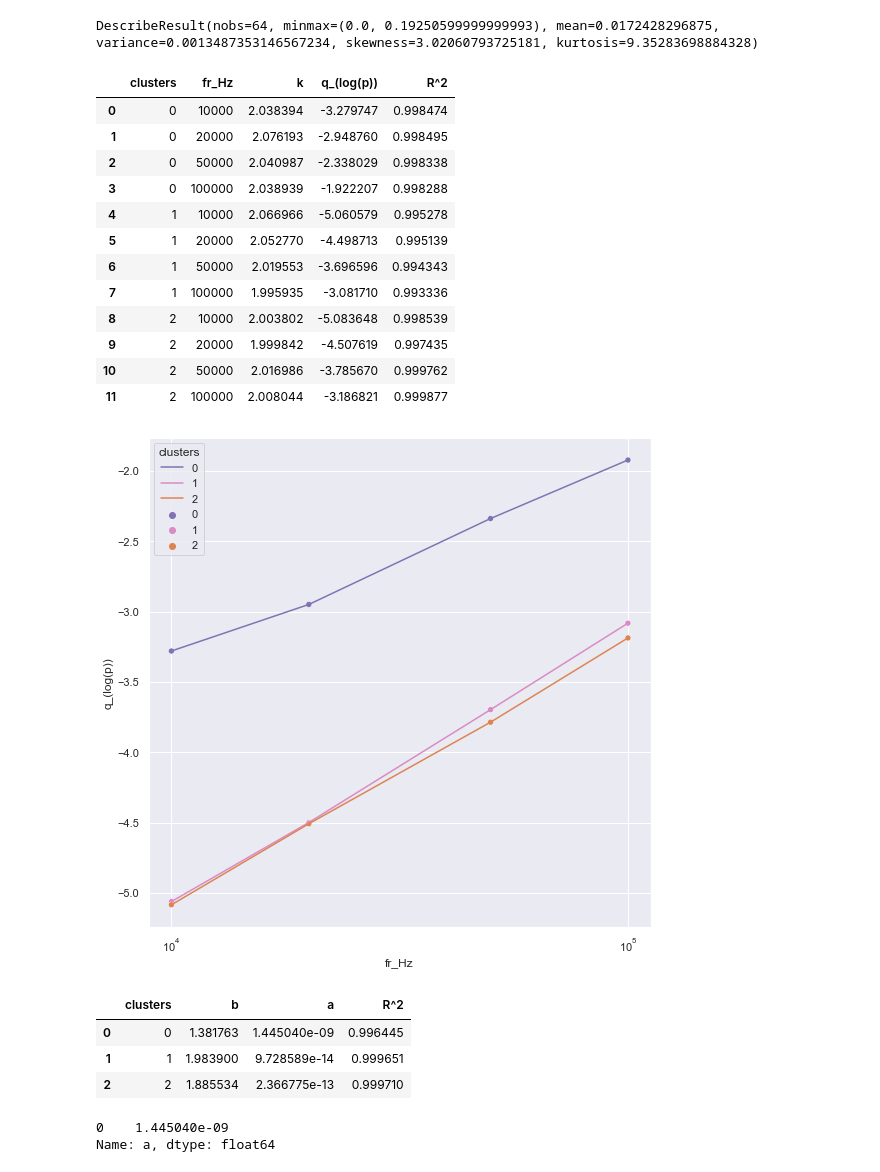
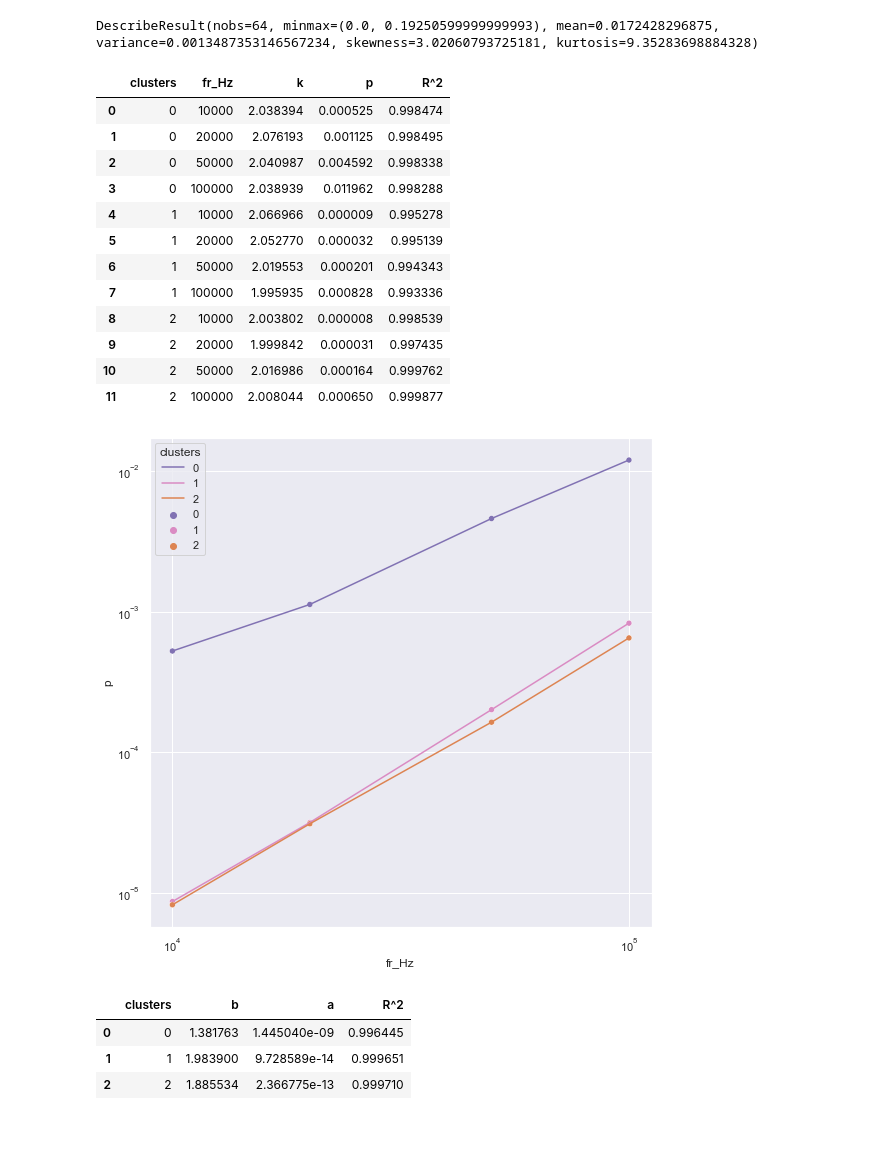
Before and after one commit to nagyadam979/Projekt-munka, a Jupyter notebook: szamolas.ipynb, the cells around one changed output. Saved outputs shown, nothing was run; the diff lists cells and outputs as text; code cells hidden in the pictures; blank space fills up the shorter version.

```diff
--- a/szamolas.ipynb
+++ b/szamolas.ipynb
@@ -202,7 +187,0 @@ Text(0.5, 1.0, '0. claster pontjai')
-# %%
-for i in range(0,4):
-    fr=['10kHz','20kHz','50kHz','100kHz']
-    sns.lineplot(x=lst_cl[1][i][0],y=lst_cl[1][i][1], label =fr[i])
-plt.xlabel("Jmax")
-plt.ylabel("Differencia (Ps)")
-plt.title("1. claster pontjai")
@@ -212,7 +187,0 @@ Text(0.5, 1.0, '1. claster pontjai')
-# %%
-for i in range(0,4):
-    fr=['10kHz','20kHz','50kHz','100kHz']
-    sns.lineplot(x=lst_cl[2][i][0],y=lst_cl[2][i][1], label =fr[i])
-plt.xlabel("Jmax")
-plt.ylabel("Differencia (Ps)")
-plt.title("2. claster pontjai")
@@ -251,22 +244,22 @@ for i in range(3):
         x=np.array(dt["Jmax_mT"]).reshape((-1, 1))
         y=np.array(dt["Ps_Wkg"])
         model = LinearRegression().fit(np.log10(x), np.log10(y))
-        param.append([i, k, model.coef_[0], model.intercept_, model.score(np.log10(x), np.log10(y))])
+        param.append([i, k, model.coef_[0], 10**model.intercept_, model.score(np.log10(x), np.log10(y))])
 # %%
-result=pd.DataFrame(param, columns=["clusters","fr_Hz","k","q_(log(p))","R^2"])
+result=pd.DataFrame(param, columns=["clusters","fr_Hz","k","p","R^2"])
 result
 # %% [output]
-|  | clusters | fr_Hz | k | q_(log(p)) | R^2 |
-| 0 | 0 | 10000 | 2.038394 | -3.279747 | 0.998474 |
-| 1 | 0 | 20000 | 2.076193 | -2.948760 | 0.998495 |
-| 2 | 0 | 50000 | 2.040987 | -2.338029 | 0.998338 |
-| 3 | 0 | 100000 | 2.038939 | -1.922207 | 0.998288 |
-| 4 | 1 | 10000 | 2.066966 | -5.060579 | 0.995278 |
-| 5 | 1 | 20000 | 2.052770 | -4.498713 | 0.995139 |
-| 6 | 1 | 50000 | 2.019553 | -3.696596 | 0.994343 |
-| 7 | 1 | 100000 | 1.995935 | -3.081710 | 0.993336 |
-| 8 | 2 | 10000 | 2.003802 | -5.083648 | 0.998539 |
-| 9 | 2 | 20000 | 1.999842 | -4.507619 | 0.997435 |
-| 10 | 2 | 50000 | 2.016986 | -3.785670 | 0.999762 |
-| 11 | 2 | 100000 | 2.008044 | -3.186821 | 0.999877 |
+|  | clusters | fr_Hz | k | p | R^2 |
+| 0 | 0 | 10000 | 2.038394 | 0.000525 | 0.998474 |
+| 1 | 0 | 20000 | 2.076193 | 0.001125 | 0.998495 |
+| 2 | 0 | 50000 | 2.040987 | 0.004592 | 0.998338 |
+| 3 | 0 | 100000 | 2.038939 | 0.011962 | 0.998288 |
+| 4 | 1 | 10000 | 2.066966 | 0.000009 | 0.995278 |
+| 5 | 1 | 20000 | 2.052770 | 0.000032 | 0.995139 |
+| 6 | 1 | 50000 | 2.019553 | 0.000201 | 0.994343 |
+| 7 | 1 | 100000 | 1.995935 | 0.000828 | 0.993336 |
+| 8 | 2 | 10000 | 2.003802 | 0.000008 | 0.998539 |
+| 9 | 2 | 20000 | 1.999842 | 0.000031 | 0.997435 |
+| 10 | 2 | 50000 | 2.016986 | 0.000164 | 0.999762 |
+| 11 | 2 | 100000 | 2.008044 | 0.000650 | 0.999877 |
 # %%
@@ -276,8 +276,9 @@ result
 # %%
 plt.figure(figsize=(9,9))
 sns.set()
-sns.lineplot(data=result,x="fr_Hz",y="q_(log(p))", hue="clusters",  palette=["C4", "C6", "C1"])
-sns.scatterplot(data=result,x="fr_Hz",y="q_(log(p))", hue="clusters",  palette=["C4", "C6", "C1"])
+sns.lineplot(data=result,x="fr_Hz",y="p", hue="clusters",  palette=["C4", "C6", "C1"])
+sns.scatterplot(data=result,x="fr_Hz",y="p", hue="clusters",  palette=["C4", "C6", "C1"])
 plt.xscale('log')
+plt.yscale('log')
 # %% [output]
-[figure, old version]
+[figure, new version]
@@ -323,5 +312,0 @@ result_q_fr
-# %%
-result_q_fr[(result_q_fr.clusters==0)]["a"]
-# %% [output]
-0    1.445040e-09
-Name: a, dtype: float64
```
Also changed, not shown: parts of 27 cells of this notebook.
